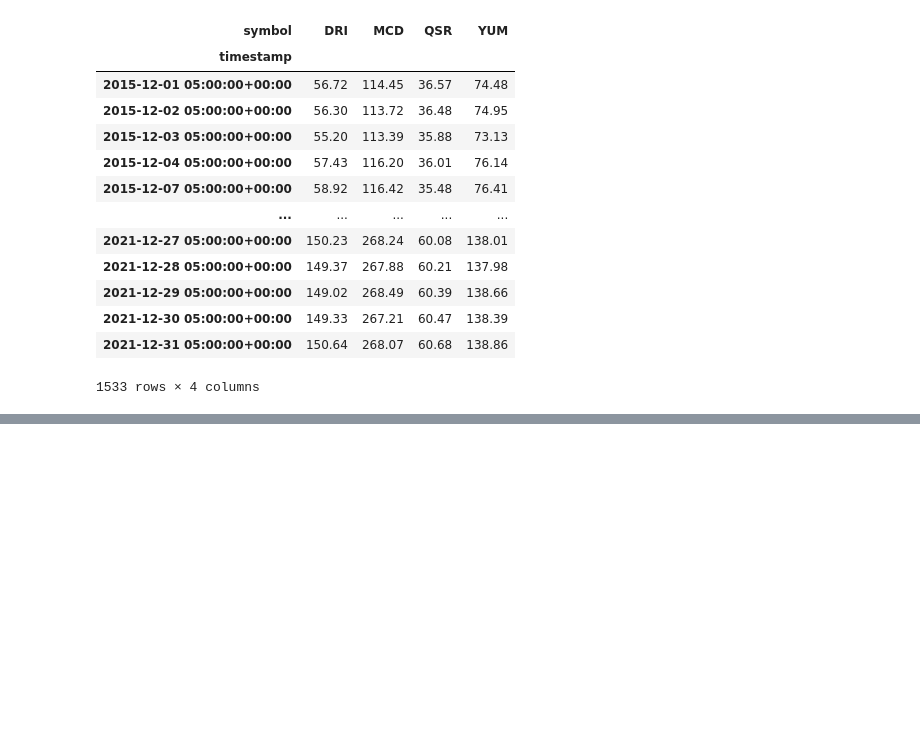
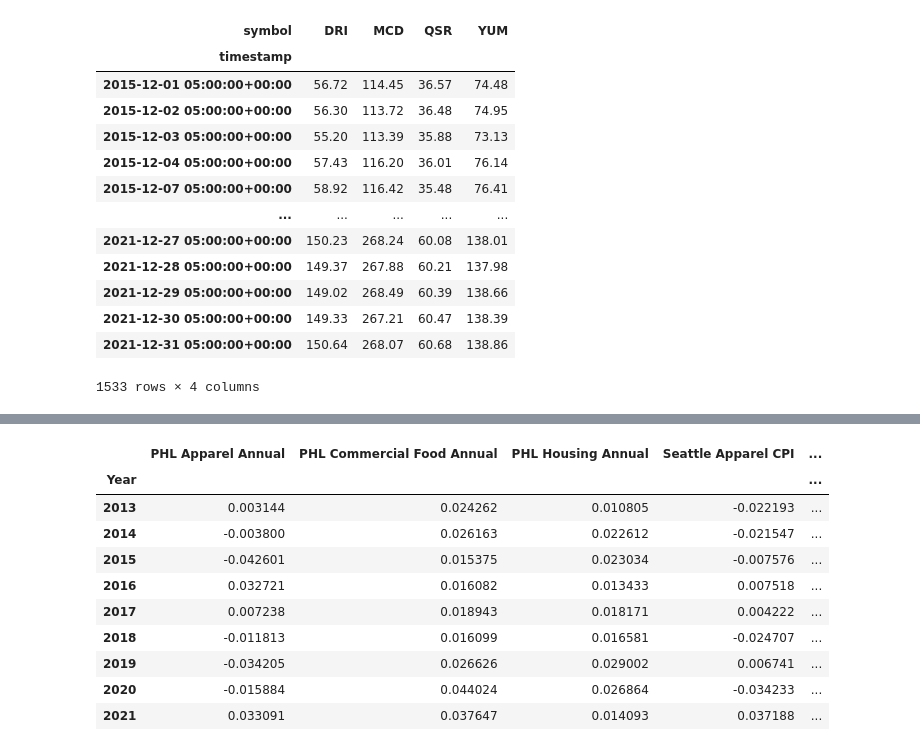
Before and after one commit to Angelboy-commercial/data-zookeepers, a Jupyter notebook: cpi_project.ipynb, the cells around one changed output, grey strips where cells are left out. Cells and saved outputs as stored; diff of their text form; code cells hidden in the pictures; blank space fills up the shorter version.

```diff
--- a/cpi_project.ipynb
+++ b/cpi_project.ipynb
@@ -228,0 +276,15 @@ Food_combined.plot()
+# %%
+combined_cpi_change=combined_cities_cpi.pct_change().dropna()
+combined_cpi_change
+# %% [output]
+|  | PHL Apparel Annual | PHL Commercial Food Annual | PHL Housing Annual | Seattle Apparel CPI | ... |
+| Year |  |  |  |  | ... |
+| 2013 | 0.003144 | 0.024262 | 0.010805 | -0.022193 | ... |
+| 2014 | -0.003800 | 0.026163 | 0.022612 | -0.021547 | ... |
+| 2015 | -0.042601 | 0.015375 | 0.023034 | -0.007576 | ... |
+| 2016 | 0.032721 | 0.016082 | 0.013433 | 0.007518 | ... |
+| 2017 | 0.007238 | 0.018943 | 0.018171 | 0.004222 | ... |
+| 2018 | -0.011813 | 0.016099 | 0.016581 | -0.024707 | ... |
+| 2019 | -0.034205 | 0.026626 | 0.029002 | 0.006741 | ... |
+| 2020 | -0.015884 | 0.044024 | 0.026864 | -0.034233 | ... |
+| 2021 | 0.033091 | 0.037647 | 0.014093 | 0.037188 | ... |
```
Also changed, not shown: parts of 18 cells of this notebook.
